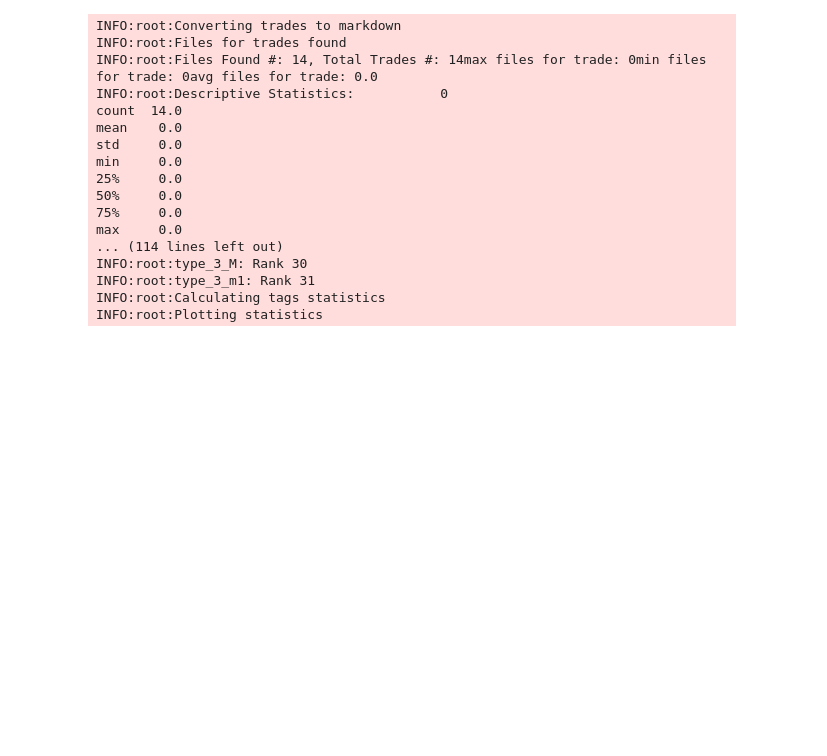
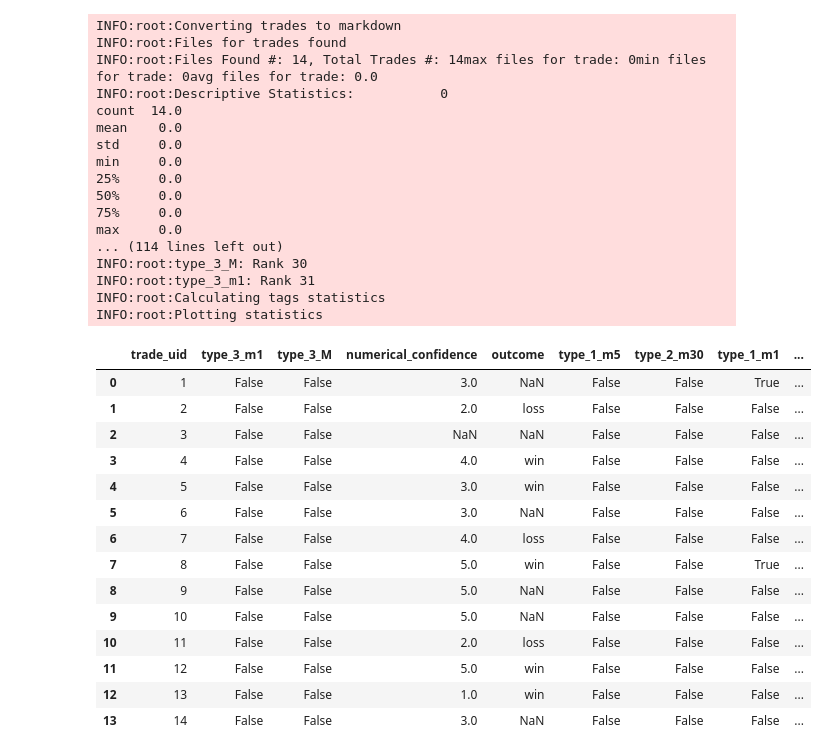
Before and after one commit to put101/trade_journal, a Jupyter notebook: analysis.ipynb, the cells around one changed output. Cells and saved outputs as stored; diff of their text form; code cells hidden in the pictures; blank space fills up the shorter version.

```diff
--- a/analysis.ipynb
+++ b/analysis.ipynb
@@ -93,3 +75,29 @@ INFO:root:type_3_M: Rank 30
 INFO:root:type_3_m1: Rank 31
 INFO:root:Calculating tags statistics
 INFO:root:Plotting statistics
+# %%
+config = Config(
+    include_patterns=["outcome"],
+    exclude_patterns=[],
+    force_values={},
+)
+
+df = j.to_dataframe(config=)
+# %%
+df
+# %% [output]
+|  | trade_uid | type_3_m1 | type_3_M | numerical_confidence | outcome | type_1_m5 | type_2_m30 | type_1_m1 | ... |
+| 0 | 1 | False | False | 3.0 | NaN | False | False | True | ... |
+| 1 | 2 | False | False | 2.0 | loss | False | False | False | ... |
+| 2 | 3 | False | False | NaN | NaN | False | False | False | ... |
+| 3 | 4 | False | False | 4.0 | win | False | False | False | ... |
+| 4 | 5 | False | False | 3.0 | win | False | False | False | ... |
+| 5 | 6 | False | False | 3.0 | NaN | False | False | False | ... |
+| 6 | 7 | False | False | 4.0 | loss | False | False | False | ... |
+| 7 | 8 | False | False | 5.0 | win | False | False | True | ... |
+| 8 | 9 | False | False | 5.0 | NaN | False | False | False | ... |
+| 9 | 10 | False | False | 5.0 | NaN | False | False | False | ... |
+| 10 | 11 | False | False | 2.0 | loss | False | False | False | ... |
+| 11 | 12 | False | False | 5.0 | win | False | False | False | ... |
+| 12 | 13 | False | False | 1.0 | win | False | False | False | ... |
+| 13 | 14 | False | False | 3.0 | NaN | False | False | False | ... |
```
Also changed, not shown: parts of 4 cells of this notebook, 1 other file.
